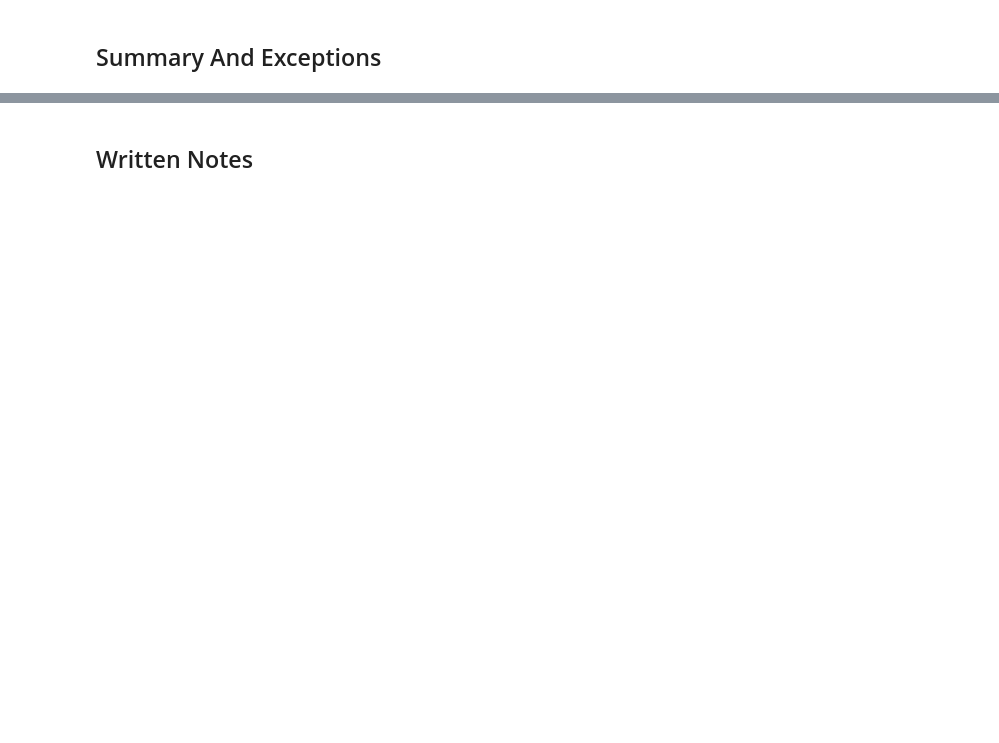
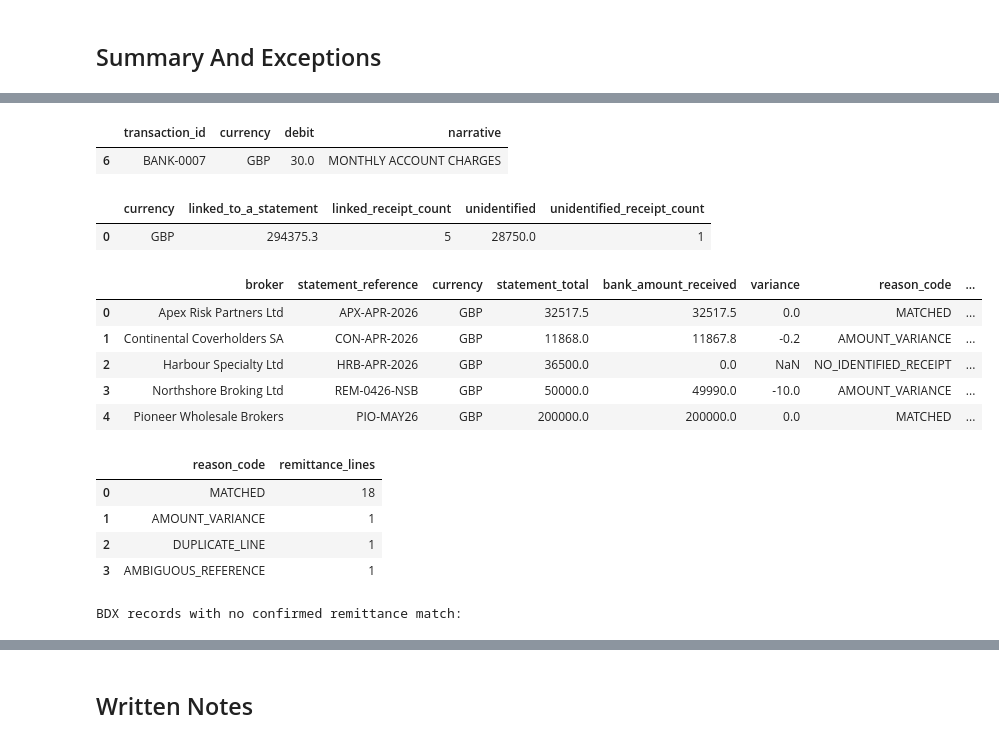
Before and after one commit to Srinath240497/data_reconciliation, a Jupyter notebook: starter_reconciliation_analysis.ipynb, the cells around one changed output, grey strips where cells are left out. Cells and saved outputs as stored; diff of their text form; code cells hidden in the pictures; blank space fills up the shorter version.

```diff
--- a/starter_reconciliation_analysis.ipynb
+++ b/starter_reconciliation_analysis.ipynb
@@ -556,9 +556,9 @@ for (filename, sheet_name), group in cover_sheets.groupby(["source_file", "sourc
     })
 
 source_profile = pd.DataFrame(profile_rows)
-pd.set_option("display.max_colwidth", 120)
-pd.set_option("display.max_columns", None)
-pd.set_option("display.width", None)
+pd.set_option("display.max_colwidth", None)
+# pd.set_option("display.max_columns", None)
+# pd.set_option("display.width", None)
 display(source_profile)
 source_controls
 # %% [output]
@@ -1216,2 +1368,58 @@ Summarise the financial position and document the exceptions that need follow-up
 # %%
-# TODO: produce final summary tables.
+# Bank cash and statement totals stay in their own currency. They are not added to BDX amounts.
+
+linked_receipts = bank_receipt_lines[bank_receipt_lines["statement_reference"].ne("")]
+unidentified_receipts = bank_receipt_lines[bank_receipt_lines["statement_reference"].eq("")]
+
+cash_rows = []
+for currency, linked in linked_receipts.groupby("currency"):
+    unidentified = unidentified_receipts[unidentified_receipts["currency"].eq(currency)]
+    cash_rows.append({
+        "currency": currency,
+        "linked_to_a_statement": round(float(linked["amount"].sum()), 2),
+        "linked_receipt_count": int(len(linked)),
+        "unidentified": round(float(unidentified["amount"].sum()), 2) if not unidentified.empty else 0.0,
+        "unidentified_receipt_count": int(len(unidentified)),
+    })
+bank_cash_position = pd.DataFrame(cash_rows)
+
+statement_position = bank_to_remittance[bank_to_remittance["statement_reference"].ne("")][
+    [
+        "broker", "statement_reference", "currency", "statement_total",
+        "bank_amount_received", "variance", "reason_code", "bank_transaction_ids",
+    ]
+].copy()
+def payment_position(row):
+    if row.reason_code == "MATCHED":
+        return "fully paid"
+    if row.reason_code == "NO_IDENTIFIED_RECEIPT":
+        return "no identified receipt"
+    if row.reason_code == "AMOUNT_VARIANCE":
+        return "short paid" if row.variance < 0 else "overpaid"
+    if row.reason_code == "CURRENCY_MISMATCH":
+        return "currency mismatch — amounts not compared"
+    if row.reason_code == "MISSING_AMOUNT":
+        return "missing amount — amounts not compared"
+    return row.reason_code
+
+statement_position["payment_position"] = statement_position.apply(payment_position, axis=1)
+
+line_counts = (
+    remittance_to_bdx["reason_code"]
+    .value_counts()
+    .rename_axis("reason_code")
+    .reset_index(name="remittance_lines")
+)
+
+print(
+    f"Tolerance: {ROUNDING_TOLERANCE:.2f} in the same currency. "
+    "A statement is fully paid only when reason_code is MATCHED."
+)
+print("Bank fee debits are excluded from the cash totals:")
+display(excluded_debits[["transaction_id", "currency", "debit", "narrative"]])
+display(bank_cash_position)
+display(statement_position)
+display(line_counts)
+print("BDX records with no confirmed remittance match:")
+display(bdx_without_remittance)
+# %% [output]
@@ -1217,0 +1428,16 @@ Summarise the financial position and document the exceptions that need follow-up
+|  | transaction_id | currency | debit | narrative |
+| 6 | BANK-0007 | GBP | 30.0 | MONTHLY ACCOUNT CHARGES |
+|  | currency | linked_to_a_statement | linked_receipt_count | unidentified | unidentified_receipt_count |
+| 0 | GBP | 294375.3 | 5 | 28750.0 | 1 |
+|  | broker | statement_reference | currency | statement_total | bank_amount_received | variance | reason_code | ... |
+| 0 | Apex Risk Partners Ltd | APX-APR-2026 | GBP | 32517.5 | 32517.5 | 0.0 | MATCHED | ... |
+| 1 | Continental Coverholders SA | CON-APR-2026 | GBP | 11868.0 | 11867.8 | -0.2 | AMOUNT_VARIANCE | ... |
+| 2 | Harbour Specialty Ltd | HRB-APR-2026 | GBP | 36500.0 | 0.0 | NaN | NO_IDENTIFIED_RECEIPT | ... |
+| 3 | Northshore Broking Ltd | REM-0426-NSB | GBP | 50000.0 | 49990.0 | -10.0 | AMOUNT_VARIANCE | ... |
+| 4 | Pioneer Wholesale Brokers | PIO-MAY26 | GBP | 200000.0 | 200000.0 | 0.0 | MATCHED | ... |
+|  | reason_code | remittance_lines |
+| 0 | MATCHED | 18 |
+| 1 | AMOUNT_VARIANCE | 1 |
+| 2 | DUPLICATE_LINE | 1 |
+| 3 | AMBIGUOUS_REFERENCE | 1 |
+BDX records with no confirmed remittance match:
```
Also changed, not shown: parts of 7 cells of this notebook, 6 other files.
